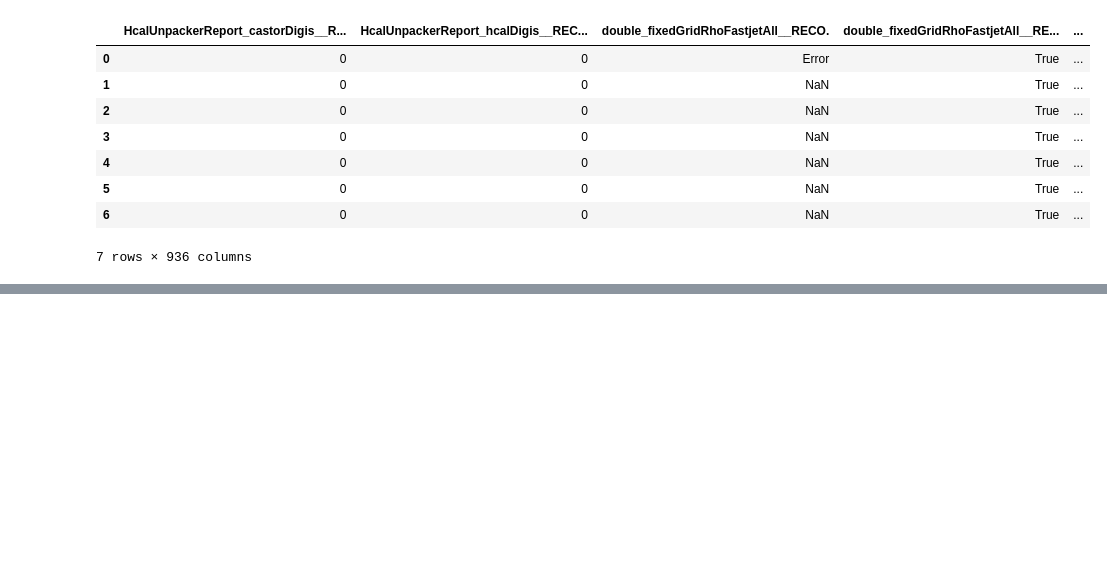
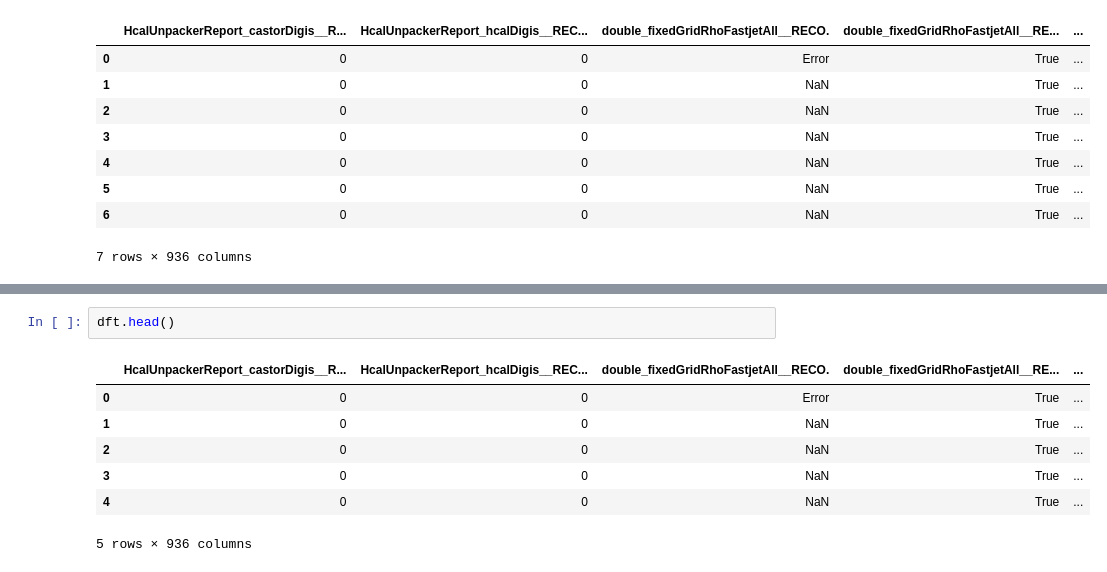
Before and after one commit to abdrmo/MuraAI0, a Jupyter notebook: pid_poet_020_61.ipynb, the cells around one changed output, grey strips where cells are left out. Cells and saved outputs as stored; diff of their text form; blank space fills up the shorter version.

```diff
--- a/pid_poet_020_61.ipynb
+++ b/pid_poet_020_61.ipynb
@@ -982,0 +1057,10 @@ df_t.head(7)
+# %%
+dft.head()
+# %% [output]
+|  | HcalUnpackerReport_castorDigis__R... | HcalUnpackerReport_hcalDigis__REC... | double_fixedGridRhoFastjetAll__RECO. | double_fixedGridRhoFastjetAll__RE... | ... |
+| 0 | 0 | 0 | Error | True | ... |
+| 1 | 0 | 0 | NaN | True | ... |
+| 2 | 0 | 0 | NaN | True | ... |
+| 3 | 0 | 0 | NaN | True | ... |
+| 4 | 0 | 0 | NaN | True | ... |
+5 rows × 936 columns
```
Also changed, not shown: parts of 15 cells of this notebook.
